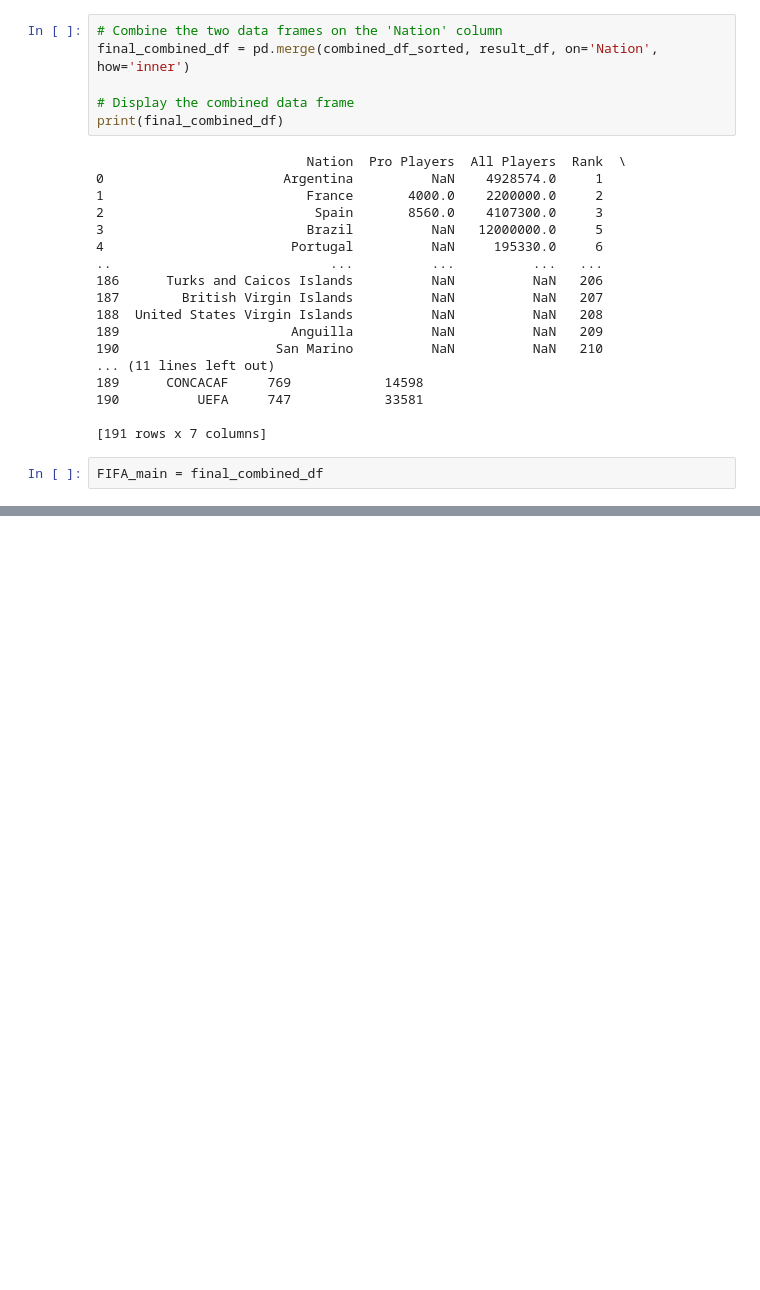
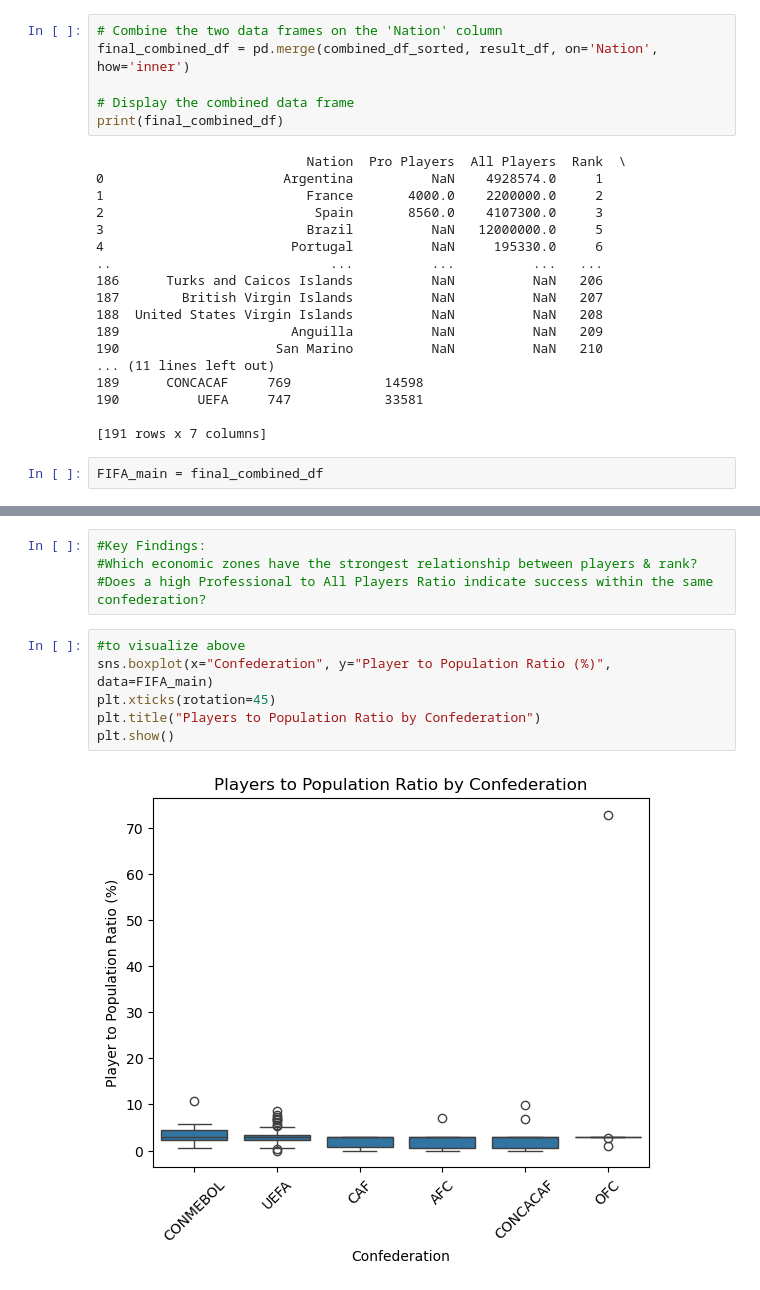
Before and after one commit to ahmad2025-ai/Project_1, a Jupyter notebook: Main.ipynb, the cells around one changed output, grey strips where cells are left out. Cells and saved outputs as stored; diff of their text form; blank space fills up the shorter version.

```diff
--- a/Main.ipynb
+++ b/Main.ipynb
@@ -489,0 +562,12 @@ FIFA_main['Pro to All ratio (%)'] = FIFA_main['Pro to All ratio (%)'].fillna(FIF
+# %%
+#Key Findings:
+#Which economic zones have the strongest relationship between players & rank?
+#Does a high Professional to All Players Ratio indicate success within the same confederation?
+# %%
+#to visualize above
+sns.boxplot(x="Confederation", y="Player to Population Ratio (%)", data=FIFA_main)
+plt.xticks(rotation=45)
+plt.title("Players to Population Ratio by Confederation")
+plt.show()
+# %% [output]
+[figure, added]
```
Also changed, not shown: parts of 25 cells of this notebook.
